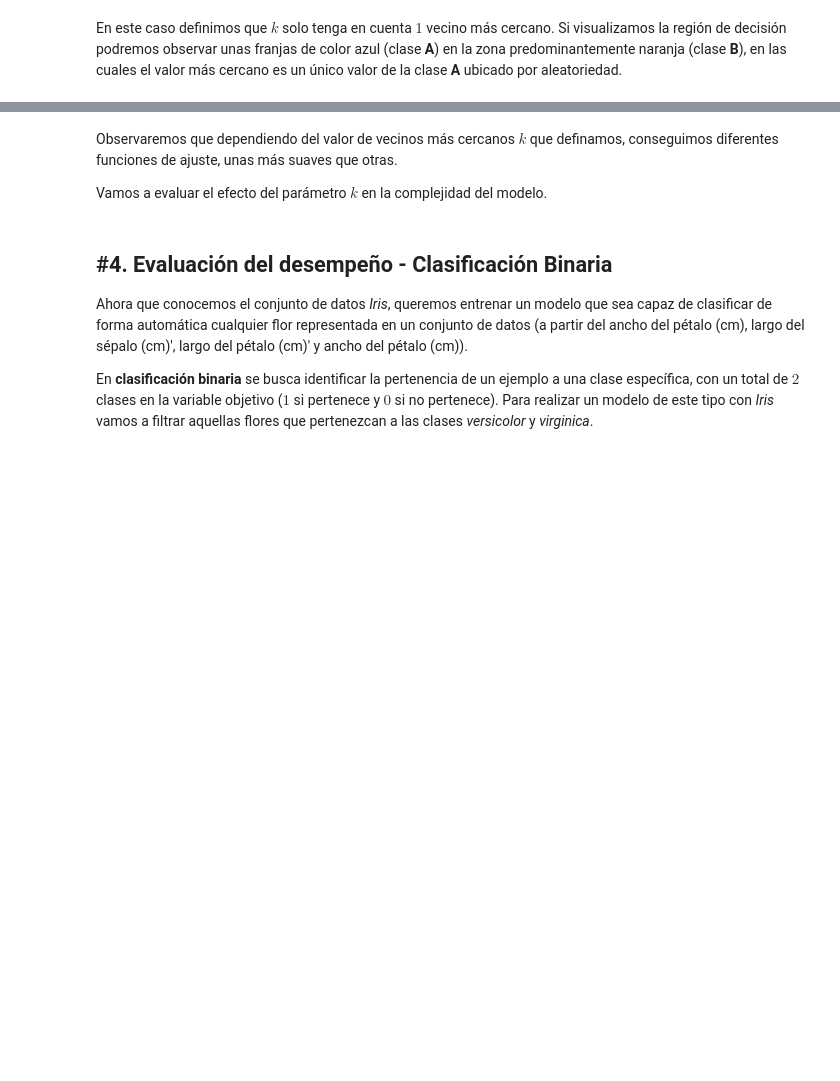
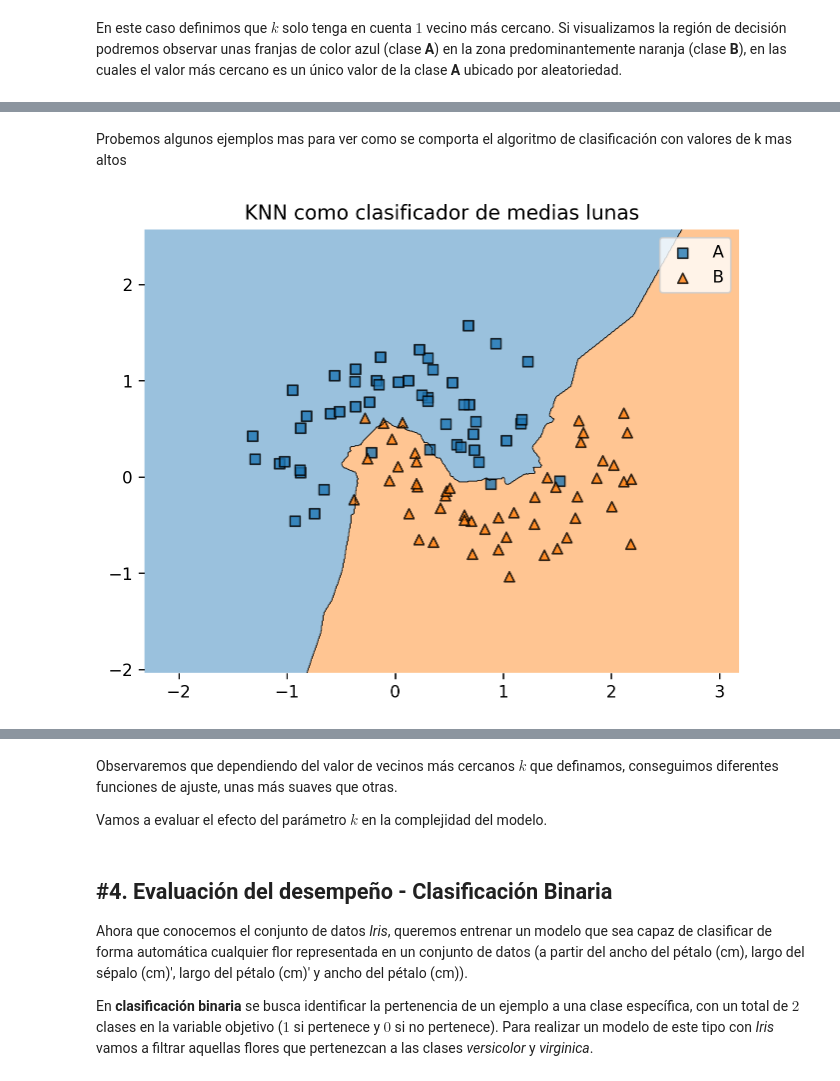
Before and after one commit to daavila1/machine-learning, a Jupyter notebook: u2-model-performance-evaluation.ipynb, the cells around one changed output, grey strips where cells are left out. Drawn from its saved outputs; the diff is of its cells as text; code cells hidden in the pictures; blank space fills up the shorter version.

```diff
--- a/u2-model-performance-evaluation.ipynb
+++ b/u2-model-performance-evaluation.ipynb
@@ -203,0 +278,13 @@ plot_decision_region(X_moons, y_moons, knn,
+# %% [markdown]
+Probemos algunos ejemplos mas para ver como se comporta el algoritmo de clasificación con valores de k mas altos
+# %%
+# k = 10
+knn = KNeighborsClassifier(n_neighbors=10)
+knn.fit(X_moons, y_moons)
+
+# Plot
+plot_decision_region(X_moons, y_moons, knn,
+                     classes = ['A', 'B'],
+                     title = 'KNN como clasificador de medias lunas')
+# %% [output]
+[figure, added]
```
Also changed, not shown: parts of 47 cells of this notebook.
